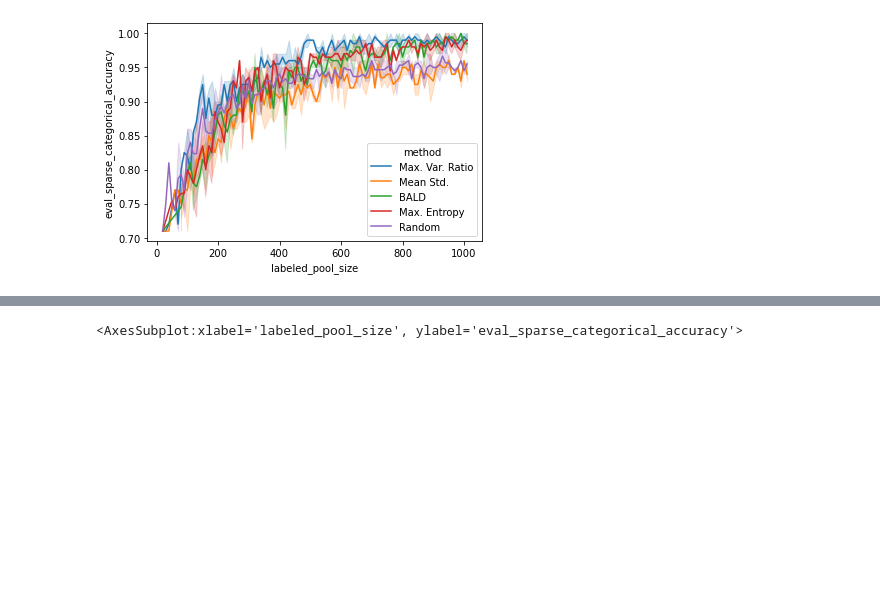
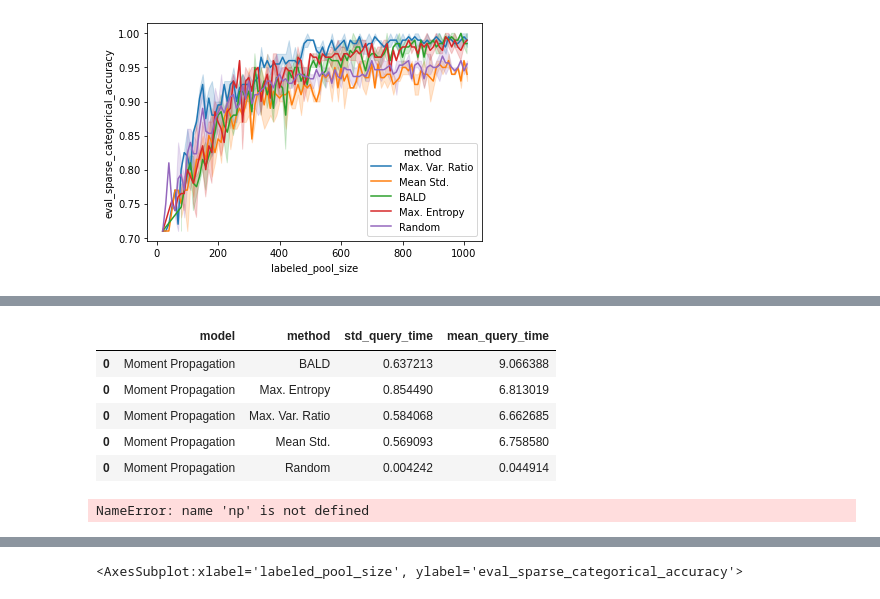
Before and after one commit to ExLeonem/master-thesis-code, a Jupyter notebook: wp/notebooks/experiments/mnist/temp.ipynb, the cells around one changed output, grey strips where cells are left out. Drawn from its saved outputs; the diff is of its cells as text; code cells hidden in the pictures; blank space fills up the shorter version.

```diff
--- a/wp/notebooks/experiments/mnist/temp.ipynb
+++ b/wp/notebooks/experiments/mnist/temp.ipynb
@@ -79,0 +90,13 @@ sns.barplot(data=mp_mean, x="method", y="mean_qeff")
+# %%
+Stats.query_time(mp_mean)
+# %% [output]
+|  | model | method | std_query_time | mean_query_time |
+| 0 | Moment Propagation | BALD | 0.637213 | 9.066388 |
+| 0 | Moment Propagation | Max. Entropy | 0.854490 | 6.813019 |
+| 0 | Moment Propagation | Max. Var. Ratio | 0.584068 | 6.662685 |
+| 0 | Moment Propagation | Mean Std. | 0.569093 | 6.758580 |
+| 0 | Moment Propagation | Random | 0.004242 | 0.044914 |
+# %%
+Stats.query_time(mp_mean)
+# %% [output]
+NameError: name 'np' is not defined
```
Also changed, not shown: parts of 26 cells of this notebook, 6 other files.
